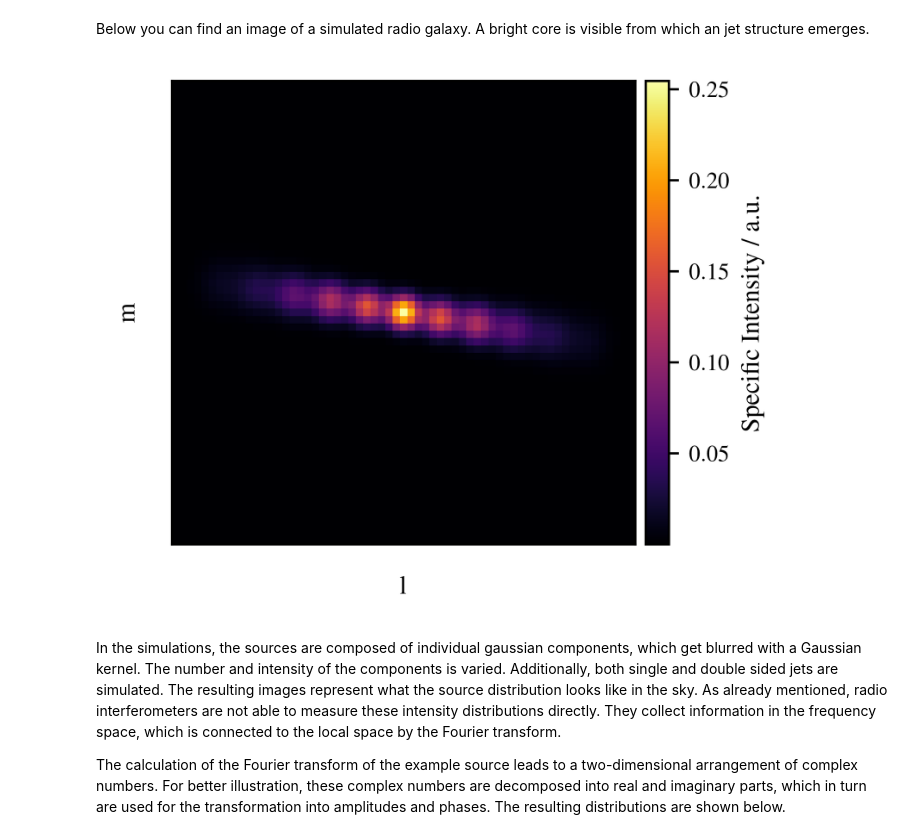
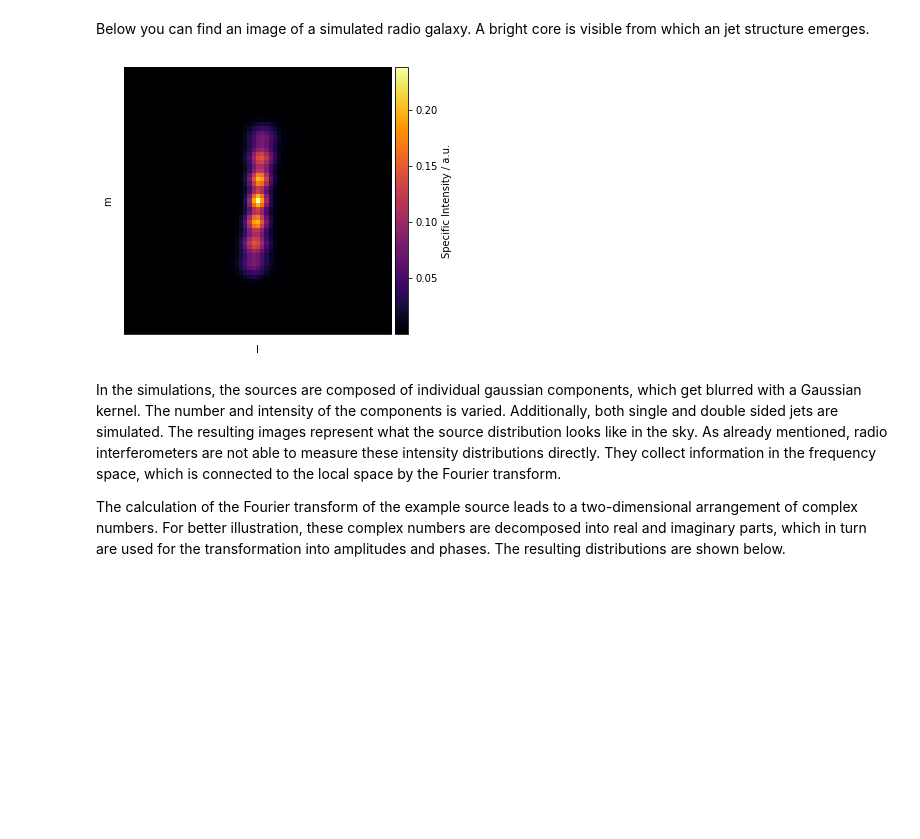
Before and after one commit to radionets-project/radionets, a Jupyter notebook: examples/00_observation_simulation.ipynb, the cells around one changed output. Cells and saved outputs as stored; diff of their text form; code cells hidden in the pictures; blank space fills up the shorter version.

```diff
--- a/examples/00_observation_simulation.ipynb
+++ b/examples/00_observation_simulation.ipynb
@@ -28,19 +28,19 @@ Below you can find an image of a simulated radio galaxy. A bright core is visibl
 # %%
 from radionets.simulations.gaussians import gaussian_source, create_grid
 from radionets.simulations.visualize_simulations import plot_source, plot_spectrum, ft
 ###
 # adjustments for paper plots
-import h5py
-import numpy as np
-f = h5py.File("../../noise/benchmark_data/source_test8.h5", "r")
-s = np.array(f["sources"])
-sim_source = s[0]
-plt.style.use('./matplotlib_rcs/paper_small.rc')
+# import h5py
+# import numpy as np
+# f = h5py.File("../../noise/benchmark_data/source_test8.h5", "r")
+# s = np.array(f["sources"])
+# sim_source = s[0]
+# plt.style.use('./matplotlib_rcs/paper_small.rc')
 ###
-# sim_source = gaussian_source(create_grid(63, 1)[0])
+sim_source = gaussian_source(create_grid(63, 1)[0])
 plot_source(sim_source, log=False, out_path="./build/simulation_visualization/simulated_source.pdf")
 # %% [output]
-[figure, old version]
+[figure, new version]
 # %% [markdown]
 In the simulations, the sources are composed of individual gaussian components, which get blurred with a Gaussian kernel. The number and intensity of the components is varied. Additionally, both single and double sided jets are simulated. The resulting images represent what the source distribution looks like in the sky. As already mentioned, radio interferometers are not able to measure these intensity distributions directly. They collect information in the frequency space, which is connected to the local space by the Fourier transform.
 
```
Also changed, not shown: parts of 8 cells of this notebook, 1 other file.
